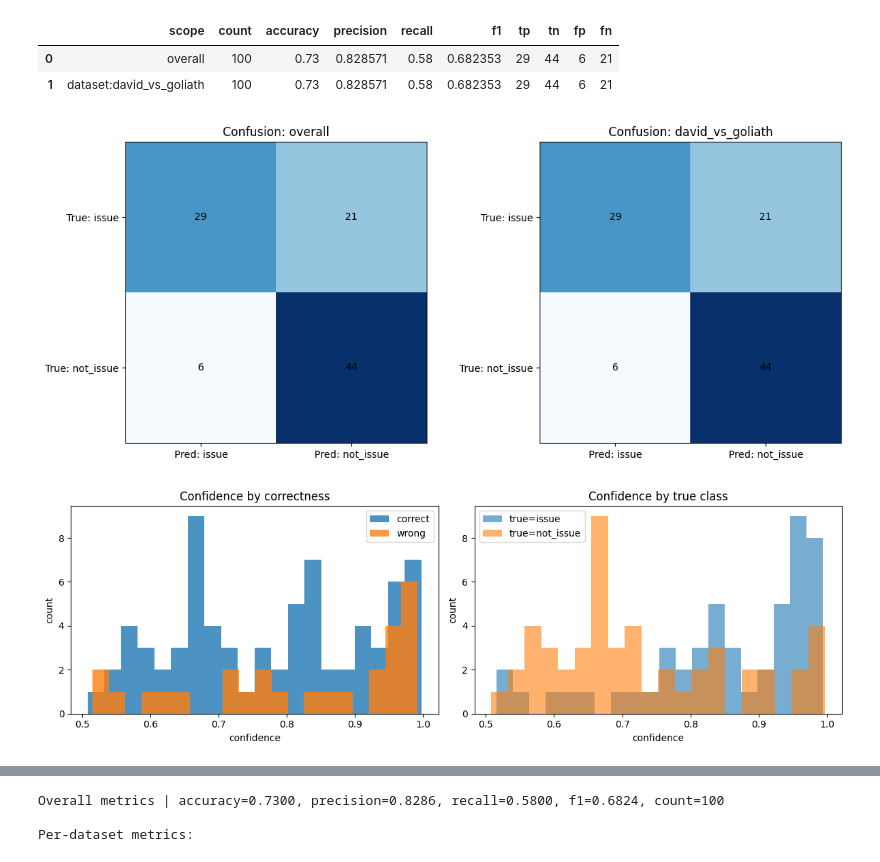
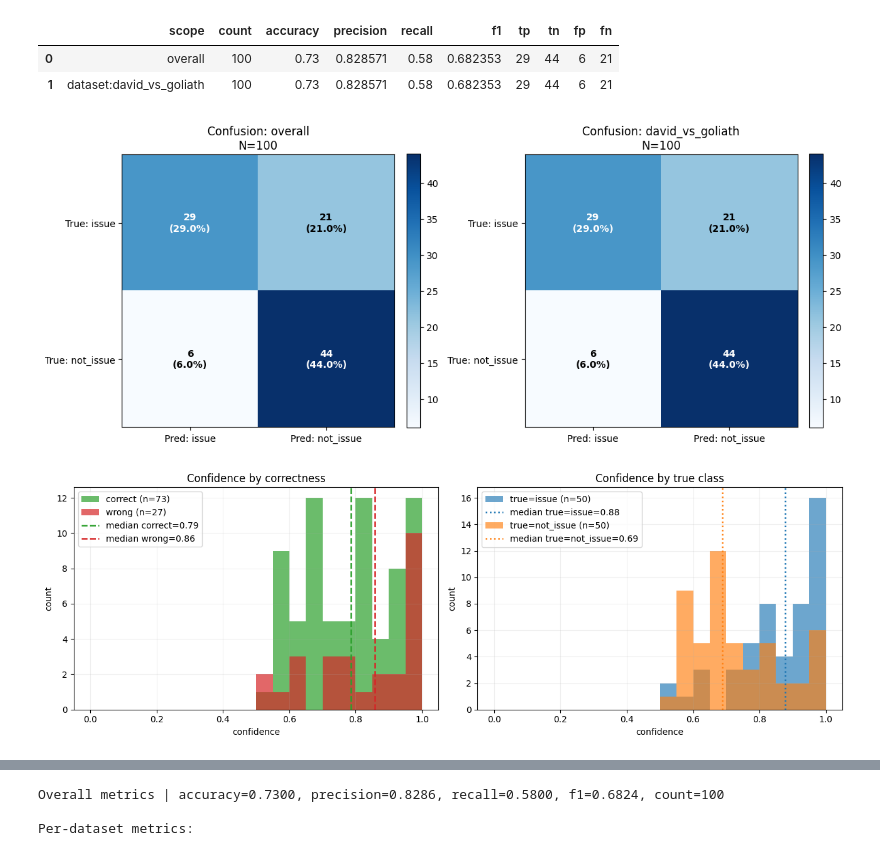
Before and after one commit to w4zir/iBud, a Jupyter notebook: notebooks/issue_test.ipynb, the cells around one changed output, grey strips where cells are left out. Saved outputs shown, nothing was run; the diff lists cells and outputs as text; code cells hidden in the pictures.

```diff
--- a/notebooks/issue_test.ipynb
+++ b/notebooks/issue_test.ipynb
@@ -135,7 +156,7 @@ Loaded 100 rows
 | 4 | david_vs_goliath | 5 | Bye, thanks again | False | user_message | Farewell, conversation closing | not_issue |
 # %%
 # Run ModernBERT issue classifier inference
-classifier = QueryClassifier(model_name=MODEL_NAME_OVERRIDE, threshold=THRESHOLD_OVERRIDE)
+classifier = QueryClassifier(model_name=RESOLVED_MODEL_NAME, threshold=RESOLVED_THRESHOLD)
 
 rows = []
 for item in df_input.to_dict(orient="records"):
@@ -148,12 +169,15 @@ for item in df_input.to_dict(orient="records"):
             "predicted_label": "issue" if pred_is_issue else "not_issue",
             "confidence": float(result.confidence),
             "model_top_label": str(result.label),
+            "model_name": RESOLVED_MODEL_NAME,
+            "model_variant": MODERNBERT_VARIANT,
             "is_correct": pred_is_issue == item["expected_is_issue"],
         }
     )
 
 results_df = pd.DataFrame(rows)
 print("Inference complete")
+print("Model:", RESOLVED_MODEL_NAME)
 print("Total rows:", len(results_df))
 results_df.head(5)
 # %% [output]
@@ -230,7 +254,7 @@ summary_df
 | 0 | overall | 100 | 0.73 | 0.828571 | 0.58 | 0.682353 | 29 | 44 | 6 | 21 |
 | 1 | dataset:david_vs_goliath | 100 | 0.73 | 0.828571 | 0.58 | 0.682353 | 29 | 44 | 6 | 21 |
 # %%
-# Confusion matrix visualization
+# Confusion matrix visualization (count + % annotations)
 
 def confusion_counts(frame: pd.DataFrame) -> np.ndarray:
     tp = int(np.sum((frame["expected_is_issue"] == True) & (frame["predicted_is_issue"] == True)))
@@ -238,60 +262,92 @@ def confusion_counts(frame: pd.DataFrame) -> np.ndarray:
     fp = int(np.sum((frame["expected_is_issue"] == False) & (frame["predicted_is_issue"] == True)))
     tn = int(np.sum((frame["expected_is_issue"] == False) & (frame["predicted_is_issue"] == False)))
     # rows=true label [issue, not_issue], cols=pred label [issue, not_issue]
     return np.array([[tp, fn], [fp, tn]], dtype=int)
 
 
 def plot_confusion(ax, frame: pd.DataFrame, title: str) -> None:
     cm = confusion_counts(frame)
-    ax.imshow(cm, cmap="Blues")
+    total = int(cm.sum())
+    perc = (cm / total * 100.0) if total else np.zeros_like(cm, dtype=float)
+
+    im = ax.imshow(cm, cmap="Blues")
     ax.set_xticks([0, 1], ["Pred: issue", "Pred: not_issue"])
     ax.set_yticks([0, 1], ["True: issue", "True: not_issue"])
-    ax.set_title(title)
+    ax.set_title(f"{title}\nN={total}")
 
+    threshold = cm.max() * 0.5 if total else 0
     for i in range(2):
         for j in range(2):
-            ax.text(j, i, str(cm[i, j]), ha="center", va="center")
+            text_color = "white" if cm[i, j] > threshold else "black"
+            ax.text(
+                j,
+                i,
+                f"{cm[i, j]}\n({perc[i, j]:.1f}%)",
+                ha="center",
+                va="center",
+                color=text_color,
+                fontsize=10,
+                fontweight="bold",
+            )
+
+    plt.colorbar(im, ax=ax, fraction=0.046, pad=0.04)
 
 
 names = ["overall"] + sorted(results_df["dataset"].unique())
 fig, axes = plt.subplots(1, len(names), figsize=(6 * len(names), 5))
 if len(names) == 1:
     axes = [axes]
 
 for ax, name in zip(axes, names):
     if name == "overall":
         scope_df = results_df
     else:
         scope_df = results_df[results_df["dataset"] == name]
     plot_confusion(ax, scope_df, f"Confusion: {name}")
 
 plt.tight_layout()
 plt.show()
 # %% [output]
-[figure, old version]
+[figure, new version]
 # %%
-# Confidence visualization
-fig, axes = plt.subplots(1, 2, figsize=(12, 4))
+# Confidence visualization (styled + median annotations)
+fig, axes = plt.subplots(1, 2, figsize=(13, 4.5))
+bins = np.linspace(0.0, 1.0, 21)
 
 correct_conf = results_df.loc[results_df["is_correct"], "confidence"]
 wrong_conf = results_df.loc[~results_df["is_correct"], "confidence"]
-axes[0].hist(correct_conf, bins=20, alpha=0.8, label="correct")
-axes[0].hist(wrong_conf, bins=20, alpha=0.8, label="wrong")
+
+axes[0].hist(correct_conf, bins=bins, alpha=0.7, label=f"correct (n={len(correct_conf)})", color="tab:green")
+axes[0].hist(wrong_conf, bins=bins, alpha=0.7, label=f"wrong (n={len(wrong_conf)})", color="tab:red")
+
+if len(correct_conf):
+    med_correct = float(np.median(correct_conf))
+    axes[0].axvline(med_correct, linestyle="--", color="tab:green", linewidth=1.8, label=f"median correct={med_correct:.2f}")
+if len(wrong_conf):
+    med_wrong = float(np.median(wrong_conf))
+    axes[0].axvline(med_wrong, linestyle="--", color="tab:red", linewidth=1.8, label=f"median wrong={med_wrong:.2f}")
+
 axes[0].set_title("Confidence by correctness")
 axes[0].set_xlabel("confidence")
 axes[0].set_ylabel("count")
+axes[0].grid(alpha=0.2)
 axes[0].legend()
 
 for expected, color in [(True, "tab:blue"), (False, "tab:orange")]:
     vals = results_df.loc[results_df["expected_is_issue"] == expected, "confidence"]
     label = "true=issue" if expected else "true=not_issue"
-    axes[1].hist(vals, bins=20, alpha=0.6, label=label, color=color)
+    axes[1].hist(vals, bins=bins, alpha=0.65, label=f"{label} (n={len(vals)})", color=color)
+    if len(vals):
+        med = float(np.median(vals))
+        axes[1].axvline(med, linestyle=":", color=color, linewidth=1.8, label=f"median {label}={med:.2f}")
+
 axes[1].set_title("Confidence by true class")
 axes[1].set_xlabel("confidence")
 axes[1].set_ylabel("count")
+axes[1].grid(alpha=0.2)
 axes[1].legend()
 
 plt.tight_layout()
 plt.show()
 # %% [output]
-[figure, old version]
+[figure, new version]
```
Also changed, not shown: parts of 5 cells of this notebook, 21 other files.
